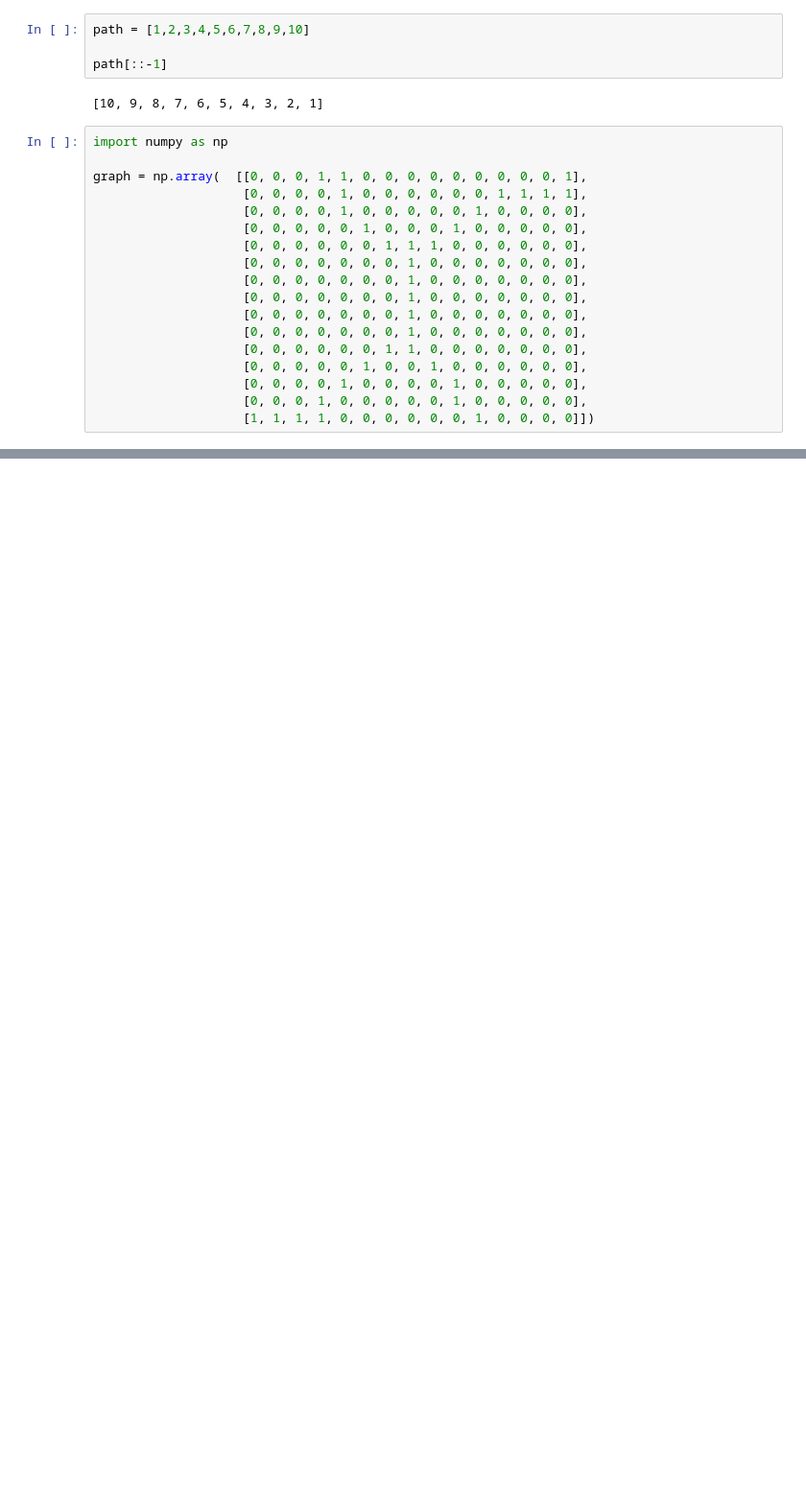
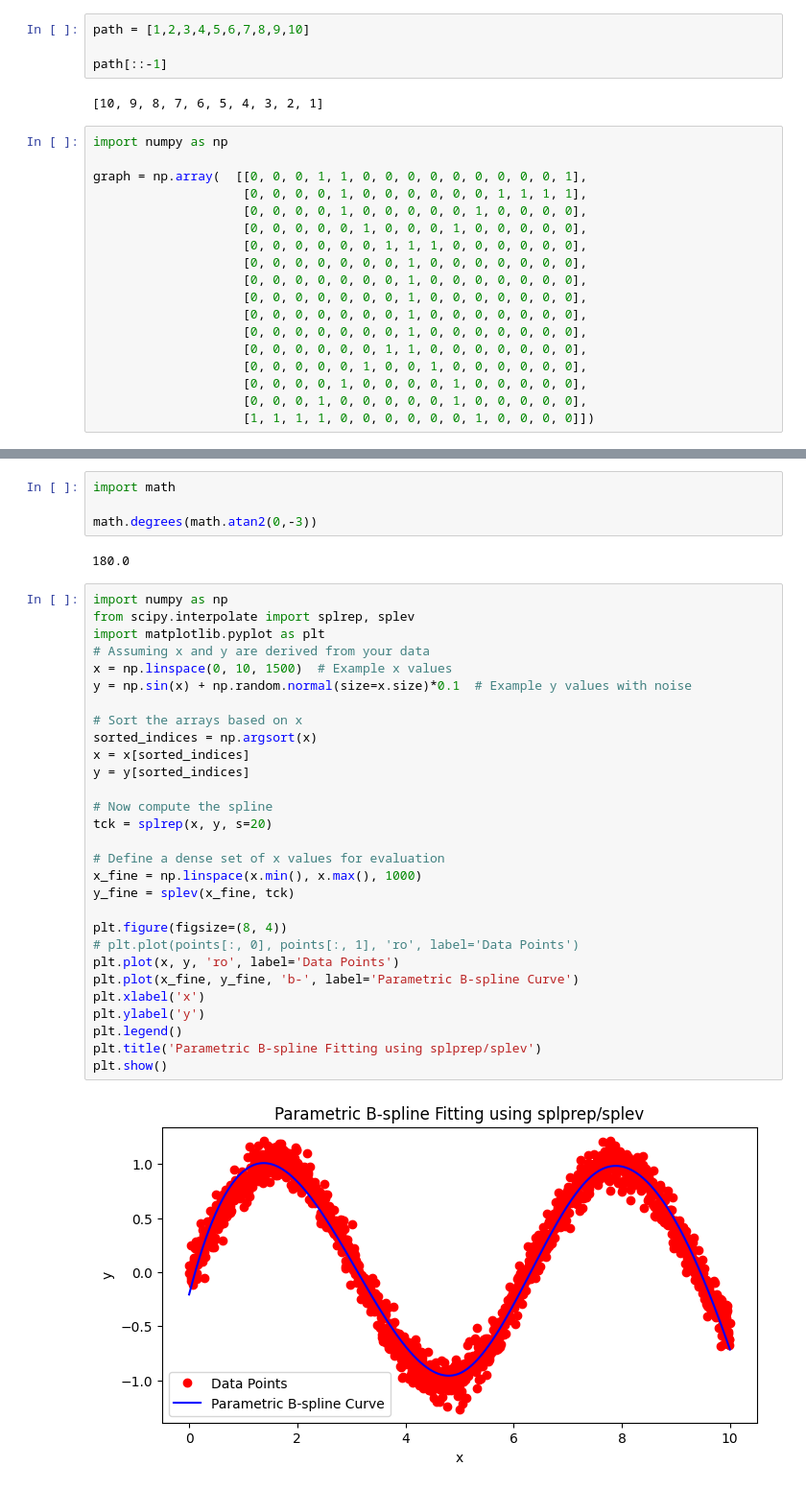
Before and after one commit to rotematari/DLOSeg, a Jupyter notebook: test2.ipynb, the cells around one changed output, grey strips where cells are left out. Shown at 96% size. Saved outputs shown, nothing was run; the diff lists cells and outputs as text; blank space fills up the shorter version.

Commit message:
Update submodule paths and enhance graph visualization with B-spline curve representation

```diff
--- a/test2.ipynb
+++ b/test2.ipynb
@@ -94,2 +44,39 @@ list(set(best_edges))
+# %%
+import math
+
+math.degrees(math.atan2(0,-3))
+# %% [output]
+180.0
+# %%
+import numpy as np
+from scipy.interpolate import splrep, splev
+import matplotlib.pyplot as plt
+# Assuming x and y are derived from your data
+x = np.linspace(0, 10, 1500)  # Example x values
+y = np.sin(x) + np.random.normal(size=x.size)*0.1  # Example y values with noise
+
+# Sort the arrays based on x
+sorted_indices = np.argsort(x)
+x = x[sorted_indices]
+y = y[sorted_indices]
+
+# Now compute the spline
+tck = splrep(x, y, s=20)
+
+# Define a dense set of x values for evaluation
+x_fine = np.linspace(x.min(), x.max(), 1000)
+y_fine = splev(x_fine, tck)
+
+plt.figure(figsize=(8, 4))
+# plt.plot(points[:, 0], points[:, 1], 'ro', label='Data Points')
+plt.plot(x, y, 'ro', label='Data Points')
+plt.plot(x_fine, y_fine, 'b-', label='Parametric B-spline Curve')
+plt.xlabel('x')
+plt.ylabel('y')
+plt.legend()
+plt.title('Parametric B-spline Fitting using splprep/splev')
+plt.show()
+# %% [output]
+[figure, added]
 # %%
 # %% [output]
```
Also changed, not shown: parts of 11 cells of this notebook, 4 other files.
